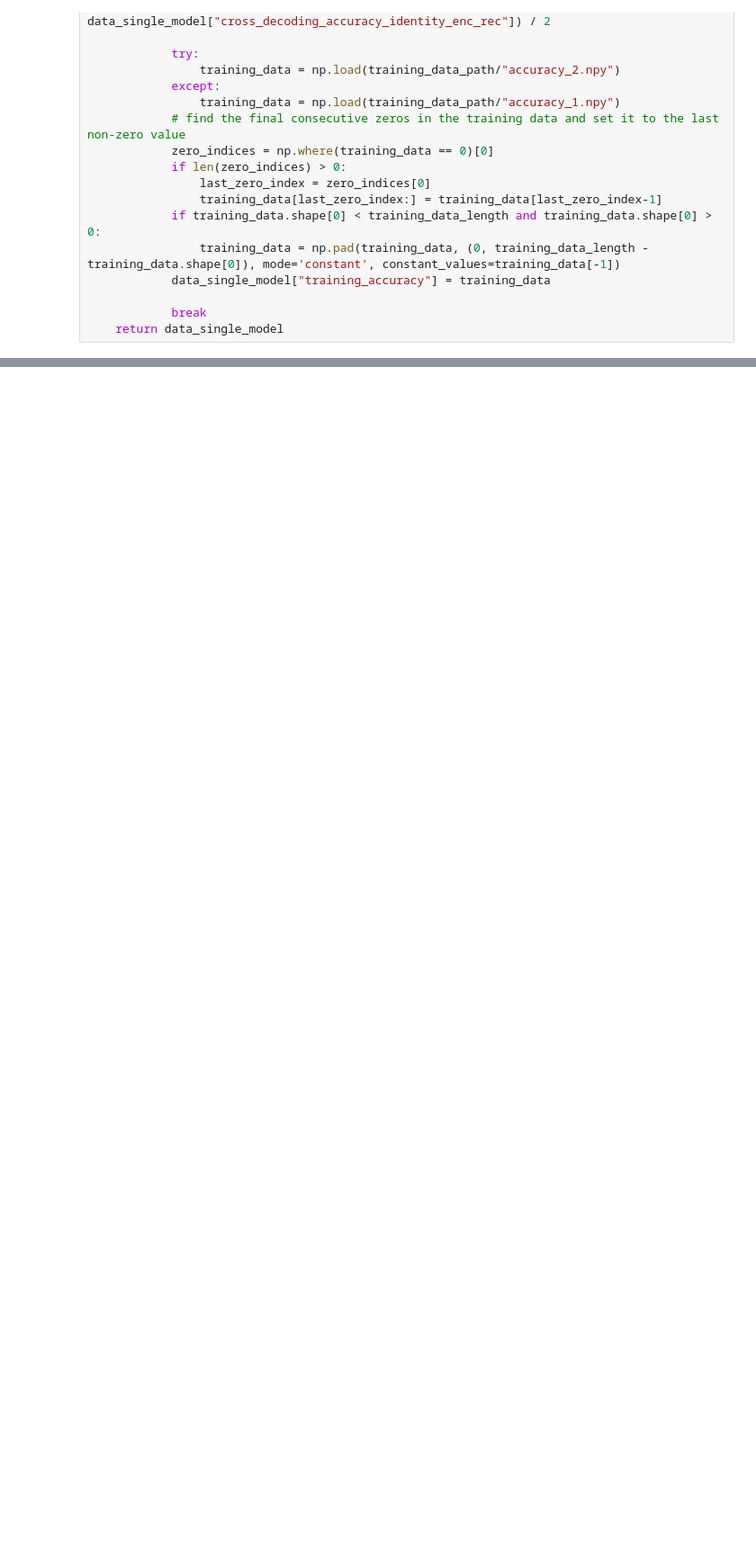
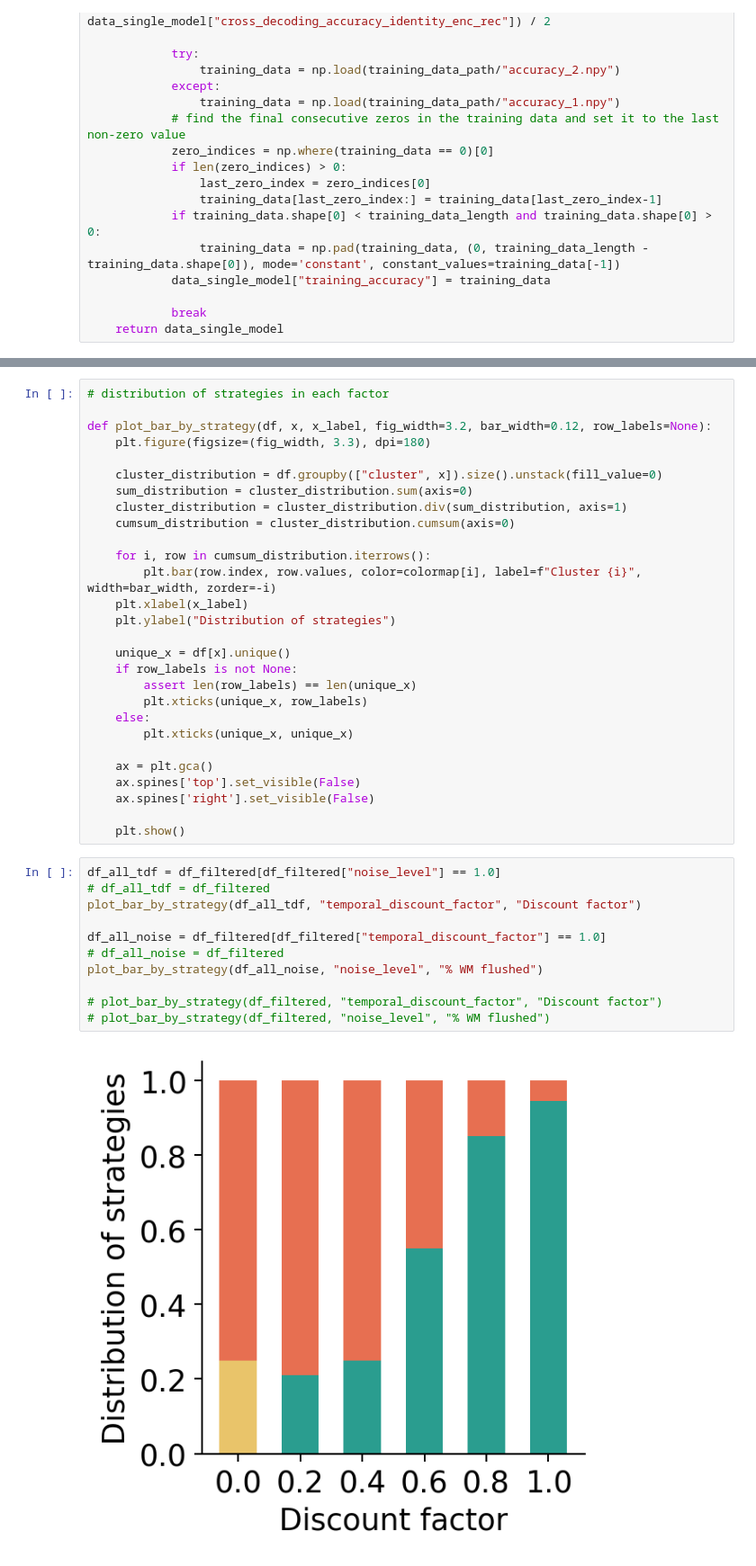
Before and after one commit to Veritaria/rnn-free-recall, a Jupyter notebook: analysis_ctx.ipynb, the cells around one changed output, grey strips where cells are left out. Shown at 90% size. Cells and saved outputs as stored; diff of their text form; blank space fills up the shorter version.

```diff
--- a/analysis_ctx.ipynb
+++ b/analysis_ctx.ipynb
@@ -281,0 +486,41 @@ Name: noise_type, dtype: object
+# %%
+# distribution of strategies in each factor
+
+def plot_bar_by_strategy(df, x, x_label, fig_width=3.2, bar_width=0.12, row_labels=None):
+    plt.figure(figsize=(fig_width, 3.3), dpi=180)
+
+    cluster_distribution = df.groupby(["cluster", x]).size().unstack(fill_value=0)
+    sum_distribution = cluster_distribution.sum(axis=0)
+    cluster_distribution = cluster_distribution.div(sum_distribution, axis=1)
+    cumsum_distribution = cluster_distribution.cumsum(axis=0)
+
+    for i, row in cumsum_distribution.iterrows():
+        plt.bar(row.index, row.values, color=colormap[i], label=f"Cluster {i}", width=bar_width, zorder=-i)
+    plt.xlabel(x_label)
+    plt.ylabel("Distribution of strategies")
+
+    unique_x = df[x].unique()
+    if row_labels is not None:
+        assert len(row_labels) == len(unique_x)
+        plt.xticks(unique_x, row_labels)
+    else:
+        plt.xticks(unique_x, unique_x)
+
+    ax = plt.gca()
+    ax.spines['top'].set_visible(False)
+    ax.spines['right'].set_visible(False)
+
+    plt.show()
+# %%
+df_all_tdf = df_filtered[df_filtered["noise_level"] == 1.0]
+# df_all_tdf = df_filtered
+plot_bar_by_strategy(df_all_tdf, "temporal_discount_factor", "Discount factor")
+
+df_all_noise = df_filtered[df_filtered["temporal_discount_factor"] == 1.0]
+# df_all_noise = df_filtered
+plot_bar_by_strategy(df_all_noise, "noise_level", "% WM flushed")
+
+# plot_bar_by_strategy(df_filtered, "temporal_discount_factor", "Discount factor")
+# plot_bar_by_strategy(df_filtered, "noise_level", "% WM flushed")
+# %% [output]
+[figure, added]
```
Also changed, not shown: parts of 13 cells of this notebook, 10 other files.
